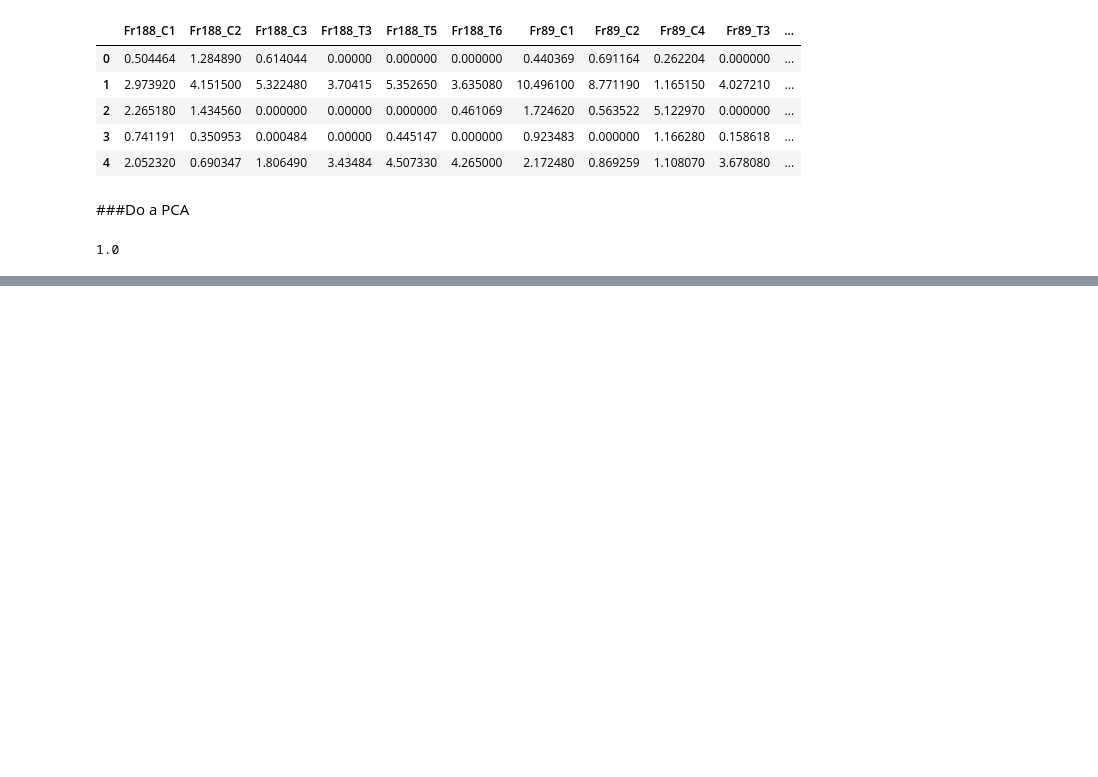
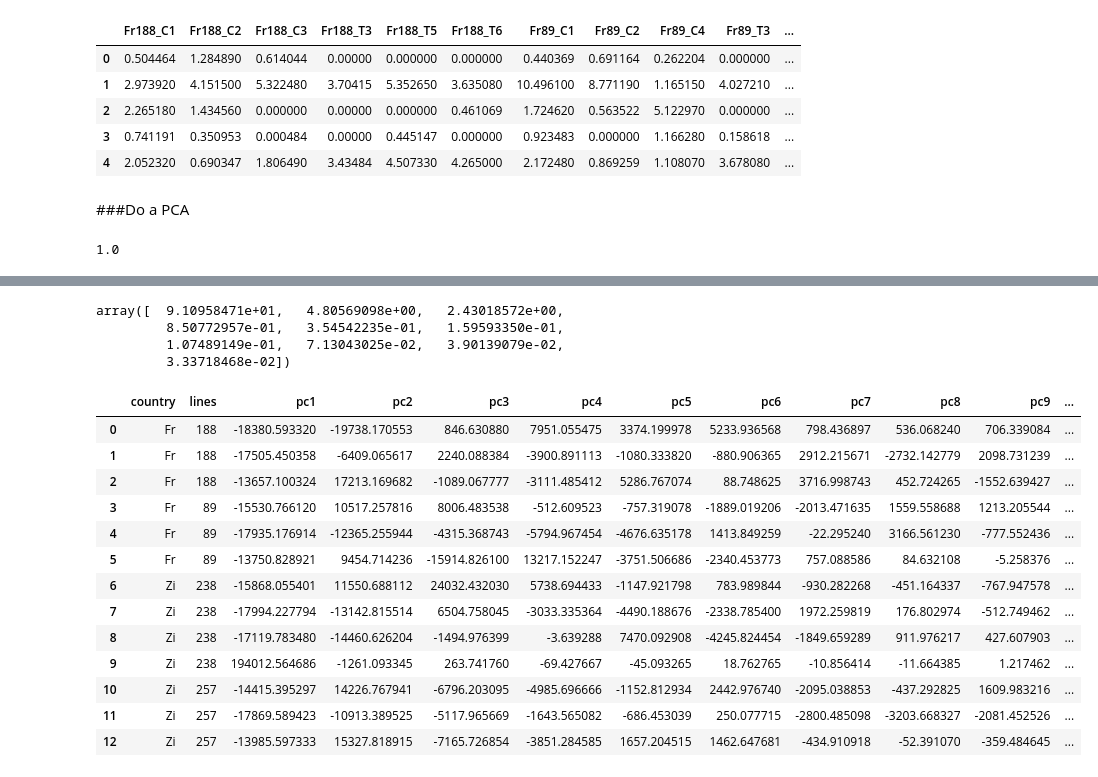
Before and after one commit to leandraking/SacktonProject, a Jupyter notebook: 20151027_EDA.ipynb, the cells around one changed output, grey strips where cells are left out. Drawn from its saved outputs; the diff is of its cells as text; code cells hidden in the pictures; blank space fills up the shorter version.

```diff
--- a/20151027_EDA.ipynb
+++ b/20151027_EDA.ipynb
@@ -174,0 +194,33 @@ Good news!  Carcass points cluster together.  Lines do not cluster together
+# %%
+TorClabels=[a.split('_')[1][0] for a in LoadedData.columns]
+dfCarcass=LoadedData[[col for lab,col in zip(TorClabels,LoadedData.columns) if lab=="C"]]
+pca = PCA(n_components=10)
+X = pca.fit_transform(dfCarcass.transpose())
+pca.explained_variance_ratio_*100
+# %% [output]
+array([  9.10958471e+01,   4.80569098e+00,   2.43018572e+00,
+         8.50772957e-01,   3.54542235e-01,   1.59593350e-01,
+         1.07489149e-01,   7.13043025e-02,   3.90139079e-02,
+         3.33718468e-02])
+# %%
+lineLabels=[filter(str.isdigit,a.split('_')[0]) for a in dfCarcass.columns]
+countryLabels=[a[:2] for a in dfCarcass.columns]
+dfCarcassPCA = pd.DataFrame({"lines":lineLabels, "country":countryLabels})
+for i in range(pca.explained_variance_ratio_.shape[0]):
+    dfCarcassPCA["pc%i" % (i+1)] = X[:,i]
+dfCarcassPCA
+# %% [output]
+|  | country | lines | pc1 | pc2 | pc3 | pc4 | pc5 | pc6 | pc7 | pc8 | pc9 | ... |
+| 0 | Fr | 188 | -18380.593320 | -19738.170553 | 846.630880 | 7951.055475 | 3374.199978 | 5233.936568 | 798.436897 | 536.068240 | 706.339084 | ... |
+| 1 | Fr | 188 | -17505.450358 | -6409.065617 | 2240.088384 | -3900.891113 | -1080.333820 | -880.906365 | 2912.215671 | -2732.142779 | 2098.731239 | ... |
+| 2 | Fr | 188 | -13657.100324 | 17213.169682 | -1089.067777 | -3111.485412 | 5286.767074 | 88.748625 | 3716.998743 | 452.724265 | -1552.639427 | ... |
+| 3 | Fr | 89 | -15530.766120 | 10517.257816 | 8006.483538 | -512.609523 | -757.319078 | -1889.019206 | -2013.471635 | 1559.558688 | 1213.205544 | ... |
+| 4 | Fr | 89 | -17935.176914 | -12365.255944 | -4315.368743 | -5794.967454 | -4676.635178 | 1413.849259 | -22.295240 | 3166.561230 | -777.552436 | ... |
+| 5 | Fr | 89 | -13750.828921 | 9454.714236 | -15914.826100 | 13217.152247 | -3751.506686 | -2340.453773 | 757.088586 | 84.632108 | -5.258376 | ... |
+| 6 | Zi | 238 | -15868.055401 | 11550.688112 | 24032.432030 | 5738.694433 | -1147.921798 | 783.989844 | -930.282268 | -451.164337 | -767.947578 | ... |
+| 7 | Zi | 238 | -17994.227794 | -13142.815514 | 6504.758045 | -3033.335364 | -4490.188676 | -2338.785400 | 1972.259819 | 176.802974 | -512.749462 | ... |
+| 8 | Zi | 238 | -17119.783480 | -14460.626204 | -1494.976399 | -3.639288 | 7470.092908 | -4245.824454 | -1849.659289 | 911.976217 | 427.607903 | ... |
+| 9 | Zi | 238 | 194012.564686 | -1261.093345 | 263.741760 | -69.427667 | -45.093265 | 18.762765 | -10.856414 | -11.664385 | 1.217462 | ... |
+| 10 | Zi | 257 | -14415.395297 | 14226.767941 | -6796.203095 | -4985.696666 | -1152.812934 | 2442.976740 | -2095.038853 | -437.292825 | 1609.983216 | ... |
+| 11 | Zi | 257 | -17869.589423 | -10913.389525 | -5117.965669 | -1643.565082 | -686.453039 | 250.077715 | -2800.485098 | -3203.668327 | -2081.452526 | ... |
+| 12 | Zi | 257 | -13985.597333 | 15327.818915 | -7165.726854 | -3851.284585 | 1657.204515 | 1462.647681 | -434.910918 | -52.391070 | -359.484645 | ... |
```
Also changed, not shown: parts of 12 cells of this notebook.
